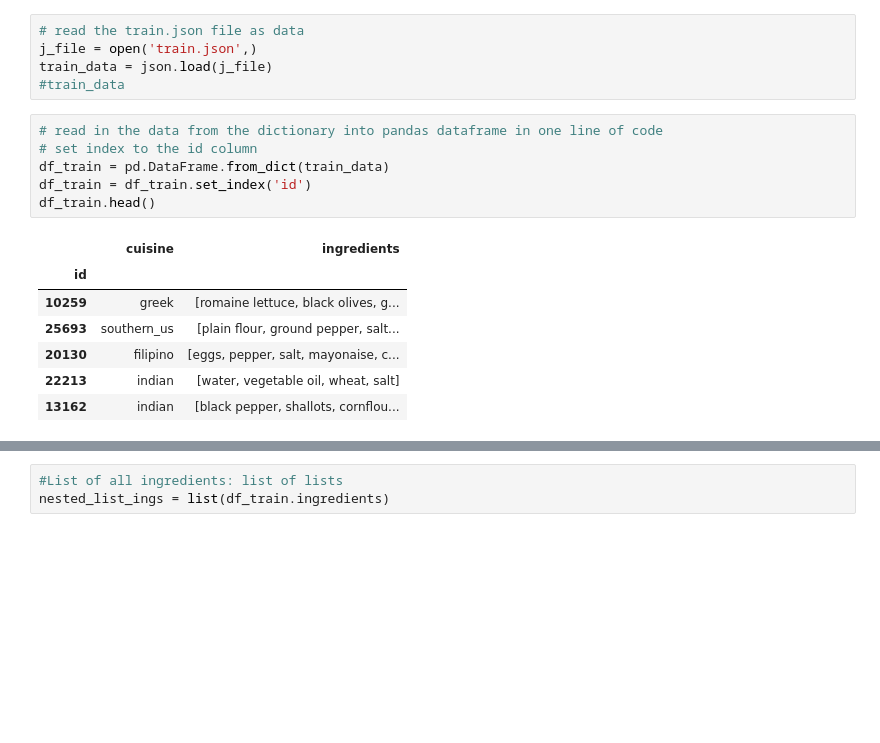
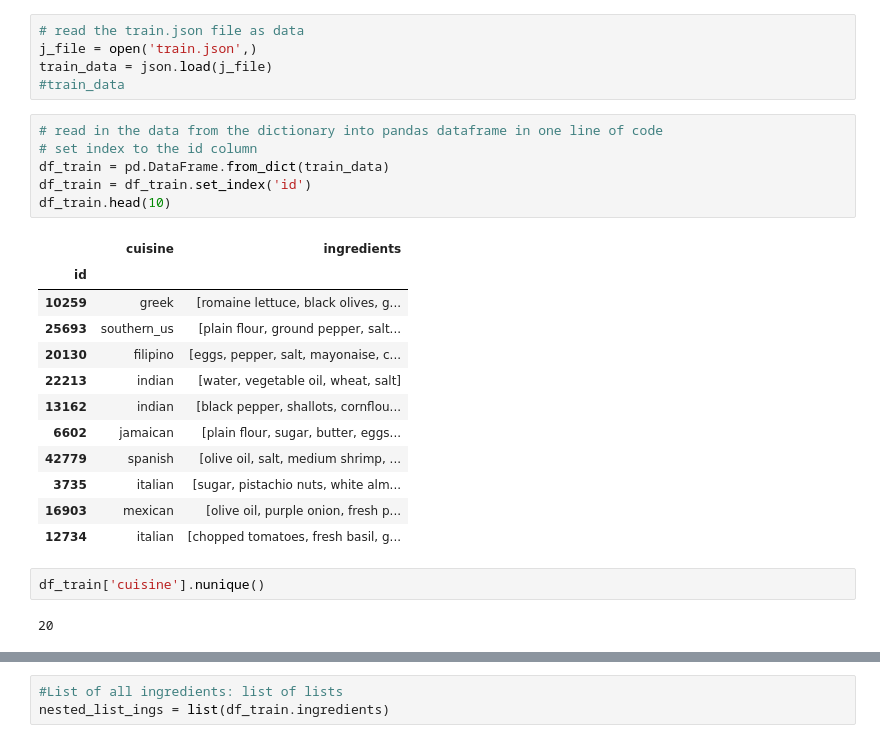
Before and after one commit to kirank6/Recommendation-Engine, a Jupyter notebook: Recipe_Graph.ipynb, the cells around one changed output, grey strips where cells are left out. Saved outputs shown, nothing was run; the diff lists cells and outputs as text; blank space fills up the shorter version.

```diff
--- a/Recipe_Graph.ipynb
+++ b/Recipe_Graph.ipynb
@@ -19,14 +19,23 @@ train_data = json.load(j_file)
 # %%
 # read in the data from the dictionary into pandas dataframe in one line of code
 # set index to the id column
 df_train = pd.DataFrame.from_dict(train_data)
 df_train = df_train.set_index('id')
-df_train.head()
+df_train.head(10)
 # %% [output]
 |  | cuisine | ingredients |
 | id |  |  |
 | 10259 | greek | [romaine lettuce, black olives, g... |
 | 25693 | southern_us | [plain flour, ground pepper, salt... |
 | 20130 | filipino | [eggs, pepper, salt, mayonaise, c... |
 | 22213 | indian | [water, vegetable oil, wheat, salt] |
 | 13162 | indian | [black pepper, shallots, cornflou... |
+| 6602 | jamaican | [plain flour, sugar, butter, eggs... |
+| 42779 | spanish | [olive oil, salt, medium shrimp, ... |
+| 3735 | italian | [sugar, pistachio nuts, white alm... |
+| 16903 | mexican | [olive oil, purple onion, fresh p... |
+| 12734 | italian | [chopped tomatoes, fresh basil, g... |
+# %%
+df_train['cuisine'].nunique()
+# %% [output]
+20
```
Also changed, not shown: parts of 8 cells of this notebook, 4 other files.
